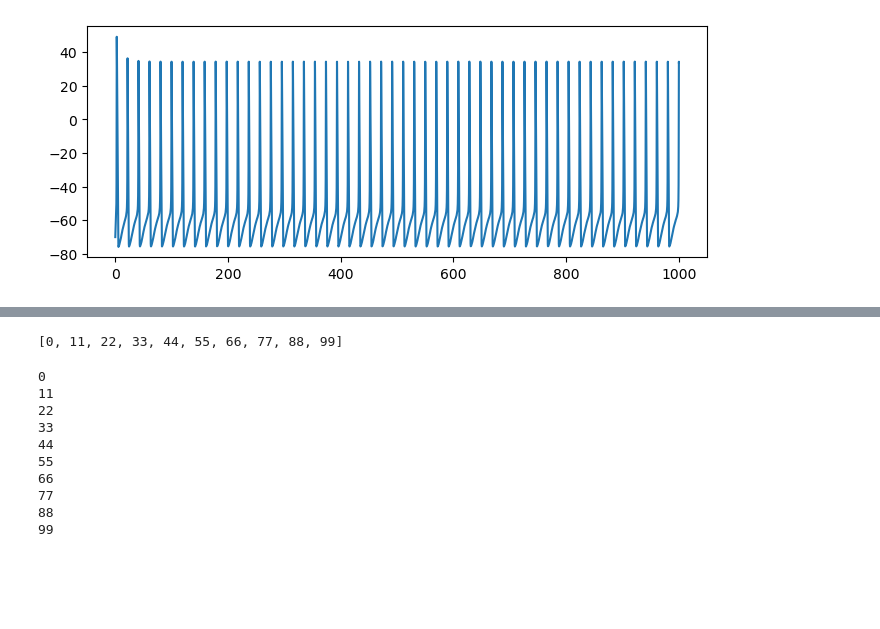
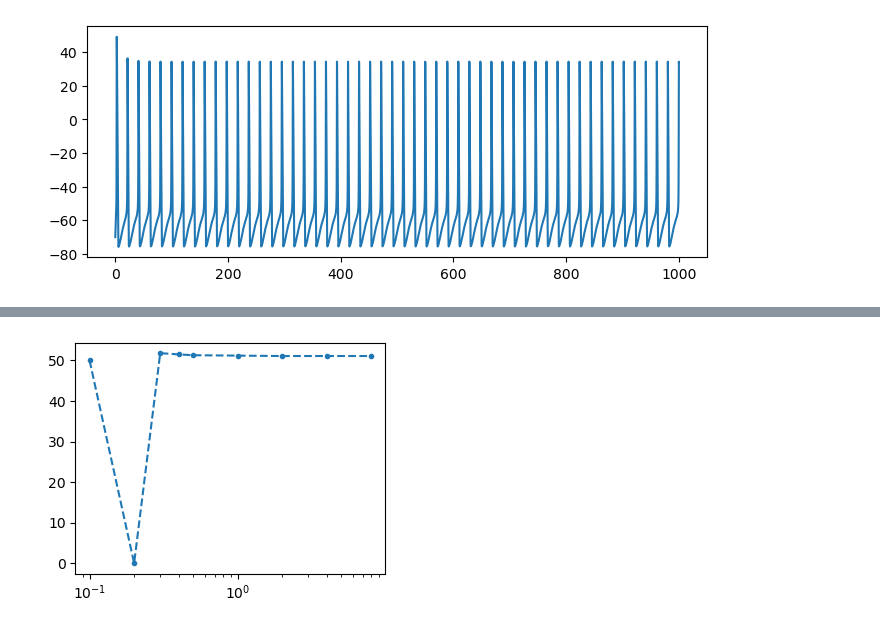
Before and after one commit to jyKim-97/hhneuron_example, a Jupyter notebook: test.ipynb, the cells around one changed output, grey strips where cells are left out. Drawn from its saved outputs; the diff is of its cells as text; code cells hidden in the pictures; blank space fills up the shorter version.

```diff
--- a/test.ipynb
+++ b/test.ipynb
@@ -258,4 +158,0 @@ out = parrun(test, list(range(10)))
-# %%
-out
-# %% [output]
-[0, 11, 22, 33, 44, 55, 66, 77, 88, 99]
@@ -264,14 +159,7 @@ from multiprocess import Pool
-# %%
-for n in range(10):
-    print(test(n))
-# %% [output]
-0
-11
-22
-33
-44
-55
-66
-77
-88
-99
+# %%
+plt.figure(figsize=(4,3))
+plt.plot(srate_set, fr_sets, '.--')
+plt.xscale("log")
+plt.show()
+# %% [output]
+[figure, added]
```
Also changed, not shown: parts of 14 cells of this notebook.
